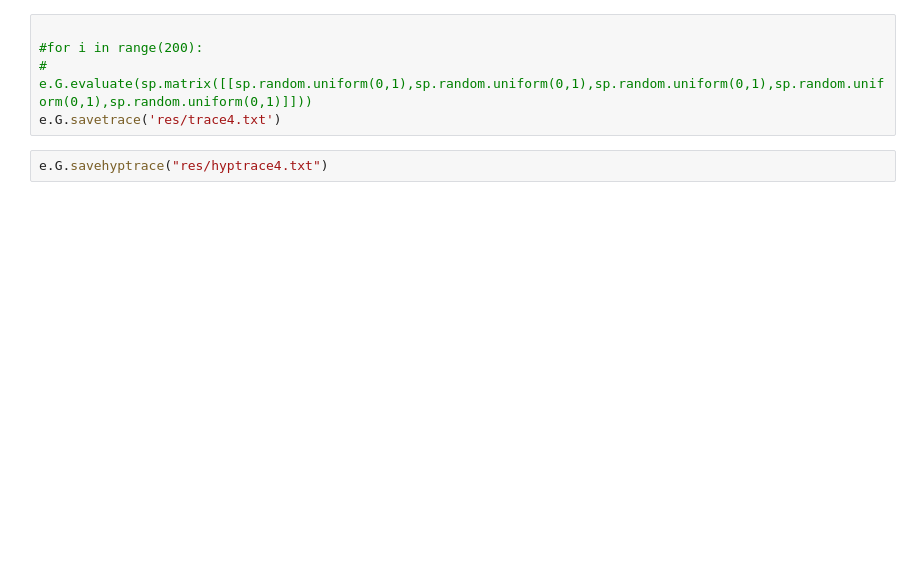
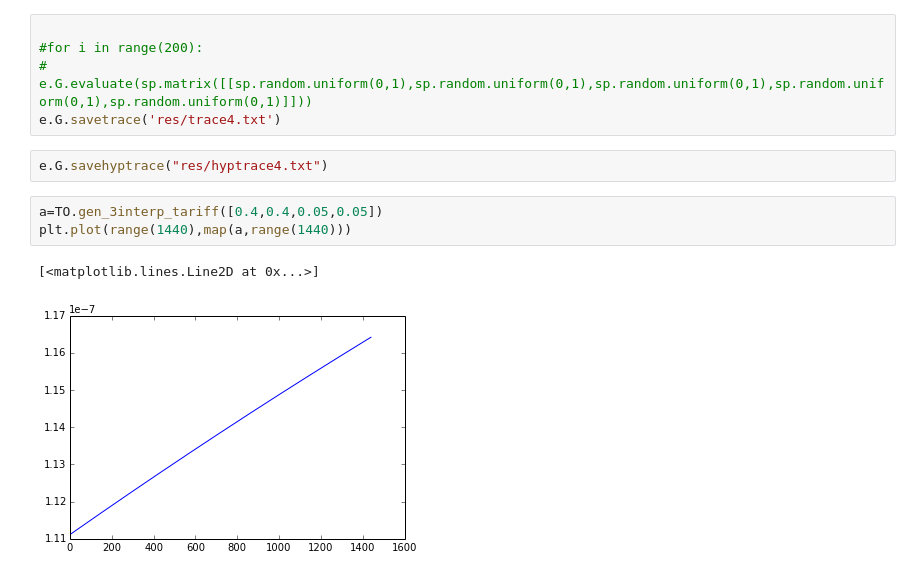
Before and after one commit to markm541374/tariffset, a Jupyter notebook: GPGO.ipynb, the cells around one changed output. Cells and saved outputs as stored; diff of their text form; blank space fills up the shorter version.

```diff
--- a/GPGO.ipynb
+++ b/GPGO.ipynb
@@ -163,3 +76,9 @@ running time so far: 256.385424137
 e.G.savetrace('res/trace4.txt')
 # %%
 e.G.savehyptrace("res/hyptrace4.txt")
+# %%
+a=TO.gen_3interp_tariff([0.4,0.4,0.05,0.05])
+plt.plot(range(1440),map(a,range(1440)))
+# %% [output]
+[<matplotlib.lines.Line2D at 0x...>]
+[figure, added]
```
Also changed, not shown: parts of 7 cells of this notebook, 16 other files.
